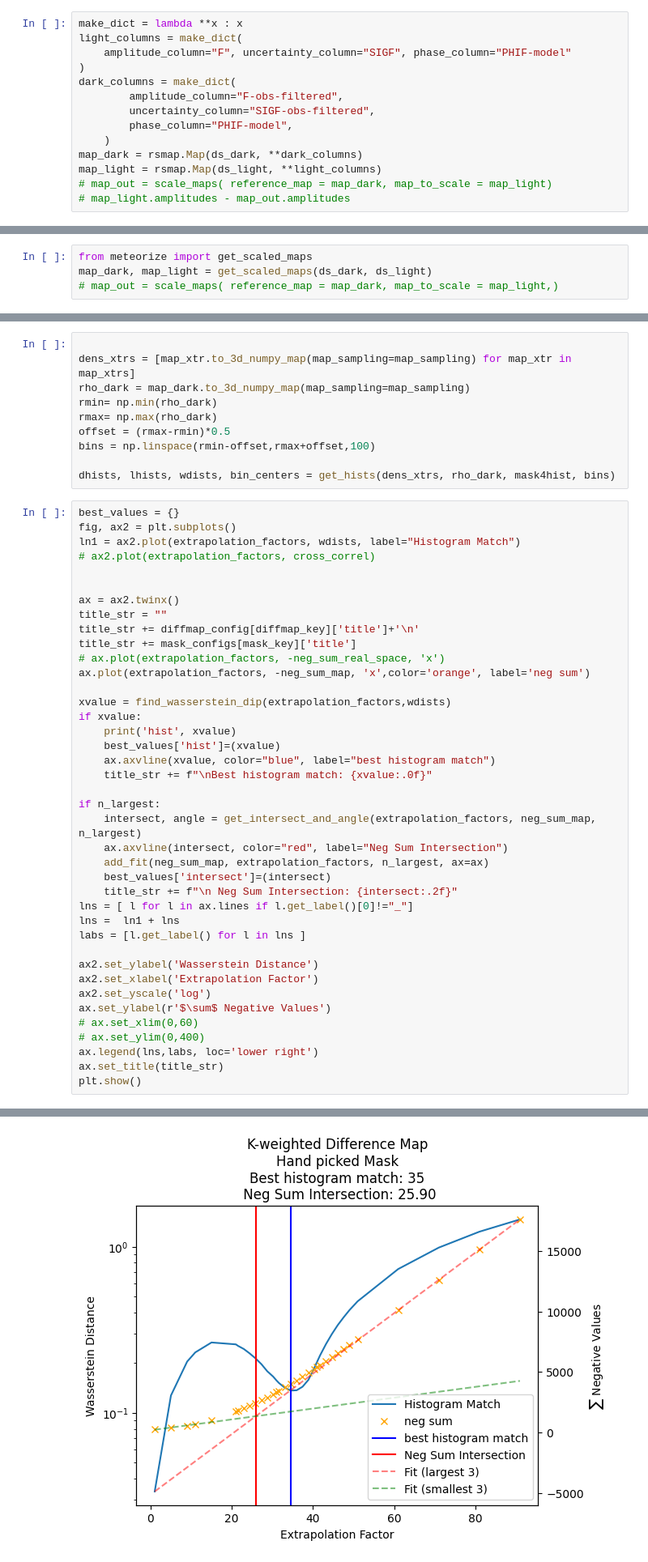
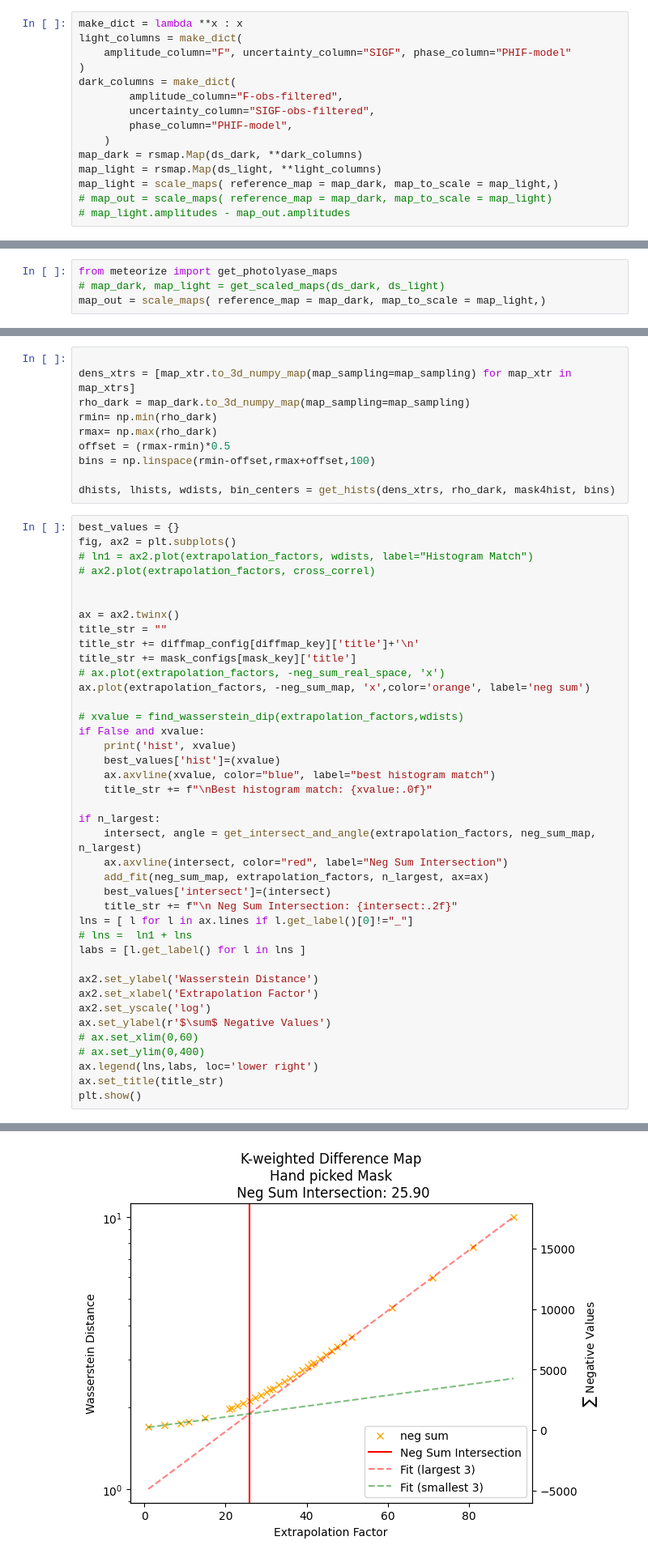
Before and after one commit to cvazz/occupancy-estimation, a Jupyter notebook: photolyase/photolyase_meteor.ipynb, the cells around one changed output, grey strips where cells are left out. Shown at 81% size. Cells and saved outputs as stored; diff of their text form.

```diff
--- a/photolyase/photolyase_meteor.ipynb
+++ b/photolyase/photolyase_meteor.ipynb
@@ -79,5 +82,6 @@ dark_columns = make_dict(
     )
 map_dark = rsmap.Map(ds_dark, **dark_columns)
 map_light = rsmap.Map(ds_light, **light_columns)
+map_light = scale_maps( reference_map = map_dark, map_to_scale = map_light,)
 # map_out = scale_maps( reference_map = map_dark, map_to_scale = map_light)
 # map_light.amplitudes - map_out.amplitudes
@@ -86,4 +88,4 @@ ValueError: Lengths must match
 # %%
-from meteorize import get_scaled_maps
-map_dark, map_light = get_scaled_maps(ds_dark, ds_light)
-# map_out = scale_maps( reference_map = map_dark, map_to_scale = map_light,)
+from meteorize import get_photolyase_maps
+# map_dark, map_light = get_scaled_maps(ds_dark, ds_light)
+map_out = scale_maps( reference_map = map_dark, map_to_scale = map_light,)
@@ -286,7 +314,7 @@ dhists, lhists, wdists, bin_centers = get_hists(dens_xtrs, rho_dark, mask4hist,
 # %%
 best_values = {}
 fig, ax2 = plt.subplots()
-ln1 = ax2.plot(extrapolation_factors, wdists, label="Histogram Match")
+# ln1 = ax2.plot(extrapolation_factors, wdists, label="Histogram Match")
 # ax2.plot(extrapolation_factors, cross_correl)
 
 
@@ -297,8 +325,8 @@ title_str += mask_configs[mask_key]['title']
 # ax.plot(extrapolation_factors, -neg_sum_real_space, 'x')
 ax.plot(extrapolation_factors, -neg_sum_map, 'x',color='orange', label='neg sum')
 
-xvalue = find_wasserstein_dip(extrapolation_factors,wdists)
-if xvalue:
+# xvalue = find_wasserstein_dip(extrapolation_factors,wdists)
+if False and xvalue:
     print('hist', xvalue)
     best_values['hist']=(xvalue)
     ax.axvline(xvalue, color="blue", label="best histogram match")
@@ -311,7 +339,7 @@ if n_largest:
     best_values['intersect']=(intersect)
     title_str += f"\n Neg Sum Intersection: {intersect:.2f}"
 lns = [ l for l in ax.lines if l.get_label()[0]!="_"]
-lns =  ln1 + lns
+# lns =  ln1 + lns
 labs = [l.get_label() for l in lns ]
 
 ax2.set_ylabel('Wasserstein Distance')
@@ -328,4 +355,4 @@ hist 34.526315789473685
-[figure, old version]
+[figure, new version]
 # %%
 
 fig,ax1 = plot_hists(dhists[::3], lhists[::3], wdists[::3], bin_centers, extrapolation_factors[::3])
```
Also changed, not shown: parts of 8 cells of this notebook, 4 other files.
